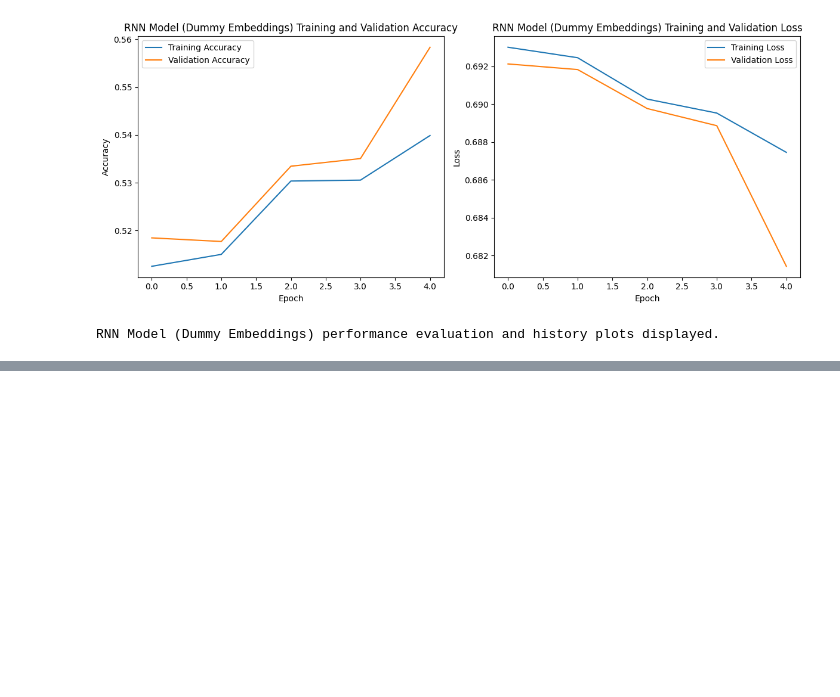
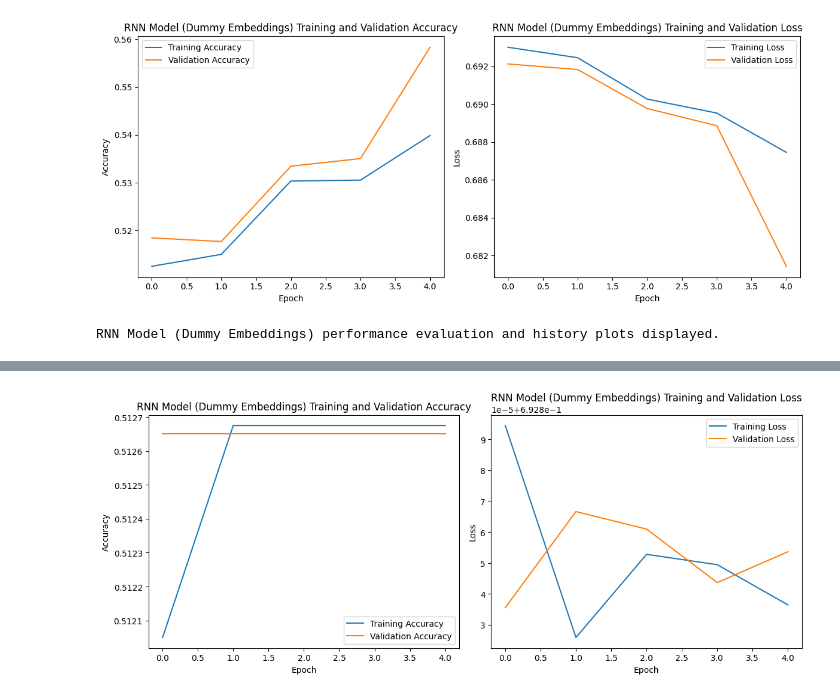
Before and after one commit to ibanetz97/kpi_IDA2025, a Jupyter notebook: IDA_lab3.ipynb, the cells around one changed output, grey strips where cells are left out. Saved outputs shown, nothing was run; the diff lists cells and outputs as text; code cells hidden in the pictures; blank space fills up the shorter version.

```diff
--- a/IDA_lab3.ipynb
+++ b/IDA_lab3.ipynb
@@ -1504,0 +1790,85 @@ RNN Model (Dummy Embeddings) performance evaluation and history plots displayed.
+# %%
+from tensorflow.keras.models import Sequential
+from tensorflow.keras.layers import Embedding, LSTM, Dense
+import matplotlib.pyplot as plt
+
+# Ensure num_words, embedding_dim, MAX_SEQUENCE_LENGTH are available from previous steps
+# and embedding_matrix, X_train, y_train, X_test, y_test are also in scope.
+
+# 1. Initialize a Keras Sequential model named model_rnn_glove
+model_rnn_glove = Sequential()
+
+# 2. Add an Embedding layer, using num_words for input_dim, embedding_dim for output_dim,
+#    MAX_SEQUENCE_LENGTH for input_length, and initializing its weights with the embedding_matrix.
+#    Setting trainable=False to keep the 'dummy' embeddings fixed.
+model_rnn_glove.add(Embedding(
+    input_dim=num_words,
+    output_dim=embedding_dim,
+    input_length=MAX_SEQUENCE_LENGTH,
+    weights=[embedding_matrix],
+    trainable=False # Keep dummy/pre-initialized embeddings fixed
+))
+
+# 3. Add an LSTM layer with 128 units
+model_rnn_glove.add(LSTM(128))
+
+# 4. Add a Dense layer with 64 units and 'relu' activation
+model_rnn_glove.add(Dense(64, activation='relu'))
+
+# 5. Add a final Dense output layer with 1 unit and 'sigmoid' activation for binary classification
+model_rnn_glove.add(Dense(1, activation='sigmoid'))
+
+# 6. Compile model_rnn_glove using the 'adam' optimizer, 'binary_crossentropy' loss, and 'accuracy' metric
+model_rnn_glove.compile(optimizer='adam', loss='binary_crossentropy', metrics=['accuracy'])
+
+# 7. Print the model summary of model_rnn_glove
+print("\nRNN Model (Dummy Embeddings) Summary:")
+model_rnn_glove.summary()
+
+# 8. Train model_rnn_glove
+history_rnn_glove = model_rnn_glove.fit(
+    X_train,
+    y_train,
+    epochs=5,  # Train for 5 epochs
+    batch_size=32, # Batch size for training
+    validation_data=(X_test, y_test), # Validation data
+    verbose=1  # Show training progress
+)
+
+print("\nRNN Model (Dummy Embeddings) training complete.")
+
+# 9. Evaluate the trained model_rnn_glove on the test set
+print("\nEvaluating RNN Model (Dummy Embeddings) performance on the test set...")
+test_loss_glove, test_accuracy_glove = model_rnn_glove.evaluate(X_test, y_test, verbose=0)
+
+# Print these metrics
+print(f"Test Loss (Dummy Embeddings): {test_loss_glove:.4f}")
+print(f"Test Accuracy (Dummy Embeddings): {test_accuracy_glove:.4f}")
+
+# 10. Create two subplots using matplotlib.pyplot
+plt.figure(figsize=(12, 5))
+
+# 11. Plot training and validation accuracy
+plt.subplot(1, 2, 1)
+plt.plot(history_rnn_glove.history['accuracy'], label='Training Accuracy')
+plt.plot(history_rnn_glove.history['val_accuracy'], label='Validation Accuracy')
+plt.title('RNN Model (Dummy Embeddings) Training and Validation Accuracy')
+plt.xlabel('Epoch')
+plt.ylabel('Accuracy')
+plt.legend()
+
+# 12. Plot training and validation loss
+plt.subplot(1, 2, 2)
+plt.plot(history_rnn_glove.history['loss'], label='Training Loss')
+plt.plot(history_rnn_glove.history['val_loss'], label='Validation Loss')
+plt.title('RNN Model (Dummy Embeddings) Training and Validation Loss')
+plt.xlabel('Epoch')
+plt.ylabel('Loss')
+plt.legend()
+
+# 13. Display the plots
+plt.tight_layout()
+plt.show()
+
+print("RNN Model (Dummy Embeddings) performance evaluation and history plots displayed.")
+# %% [output]
@@ -1504,0 +1907 @@ RNN Model (Dummy Embeddings) performance evaluation and history plots displayed.
+[figure, added]
```
Also changed, not shown: parts of 10 cells of this notebook.
